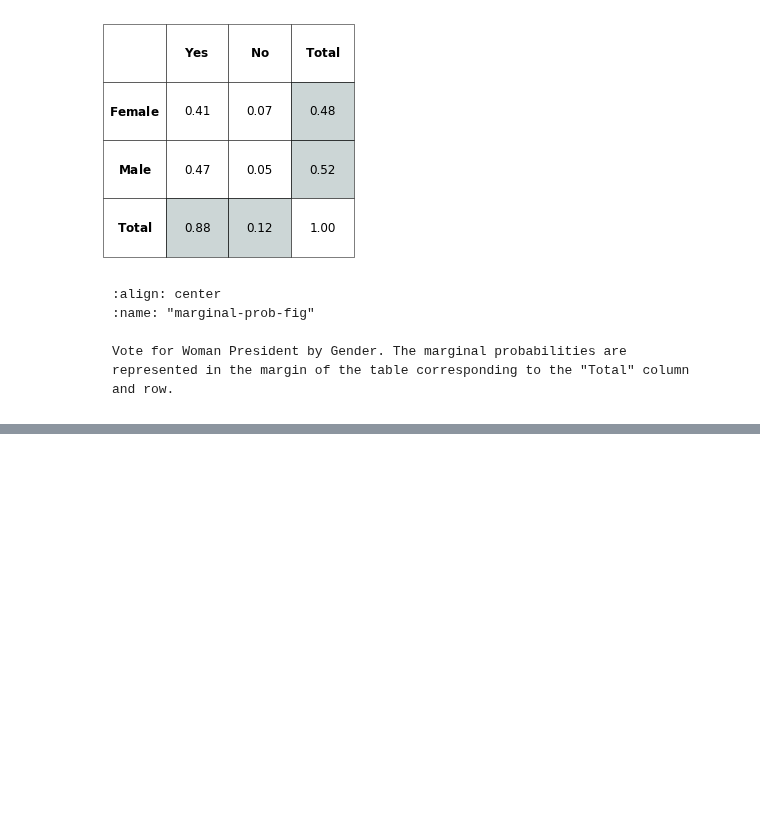
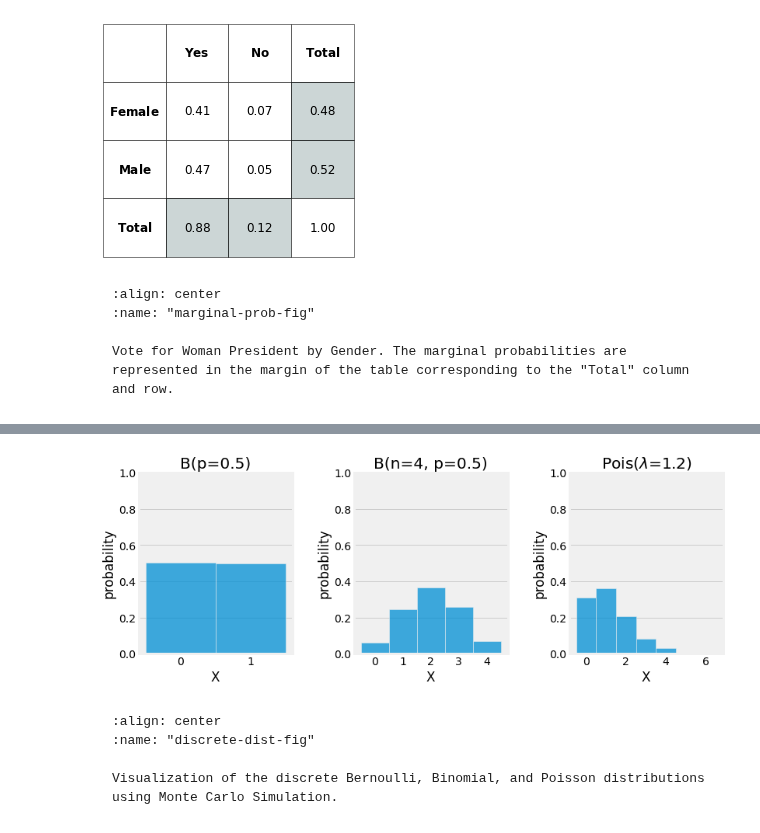
Before and after one commit to yliess86/DataDrivenScienceBook, a Jupyter notebook: data_driven_science_book/2_applied_mathematics/2_probabilities_and_information_theory.ipynb, the cells around one changed output, grey strips where cells are left out. Saved outputs shown, nothing was run; the diff lists cells and outputs as text; code cells hidden in the pictures; blank space fills up the shorter version.

Commit message:
Discrete Dist

````diff
--- a/data_driven_science_book/2_applied_mathematics/2_probabilities_and_information_theory.ipynb
+++ b/data_driven_science_book/2_applied_mathematics/2_probabilities_and_information_theory.ipynb
@@ -794,0 +841,40 @@ As $Cov(f(X), f(X))=Var(f(X))$, the diagonal of the covatiant matrix gives the v
+# %%
+import matplotlib.pyplot as plt
+import numpy as np
+import seaborn as sns
+plt.ion()
+plt.style.use("fivethirtyeight")
+np.random.seed(42)
+
+N = int(1e3)
+
+fig = plt.figure(figsize=(12, 4),  facecolor="white")
+ax1, ax2, ax3 = [fig.add_subplot(1, 3, i + 1) for i in range(3)]
+
+sns.histplot(np.random.binomial(n=1, p=0.5, size=N), ax=ax1, stat="probability", discrete=True)
+ax1.title.set_text("B(p=0.5)")
+ax1.set_xlabel("X")
+ax1.set_ylabel("probability")
+ax1.set_xticks(range(0, 1 + 1))
+ax1.set_ylim(0, 1)
+ax1.grid(axis='x')
+
+sns.histplot(np.random.binomial(n=4, p=0.5, size=N), ax=ax2, stat="probability", discrete=True)
+ax2.title.set_text("B(n=4, p=0.5)")
+ax2.set_xlabel("X")
+ax2.set_ylabel("probability")
+ax2.set_xticks(range(0, 4 + 1))
+ax2.set_ylim(0, 1)
+ax2.grid(axis='x')
+
+sns.histplot(np.random.poisson(lam=1.2, size=N), ax=ax3, stat="probability", discrete=True)
+ax3.title.set_text("Pois($\\lambda$=1.2)")
+ax3.set_xlabel("X")
+ax3.set_ylabel("probability")
+ax3.set_ylim(0, 1)
+ax3.grid(axis='x')
+
+fig.subplots_adjust(hspace=0.25, wspace=0.40)
+fig.canvas.draw()
+# %% [output]
+[figure, added]
@@ -794,0 +884,7 @@ As $Cov(f(X), f(X))=Var(f(X))$, the diagonal of the covatiant matrix gives the v
+# %% [markdown]
+```{glue:figure} discrete_dist_fig
+:align: center
+:name: "discrete-dist-fig"
+
+Visualization of the discrete Bernoulli, Binomial, and Poisson distributions using Monte Carlo Simulation.
+```
````
Also changed, not shown: parts of 4 cells of this notebook.
